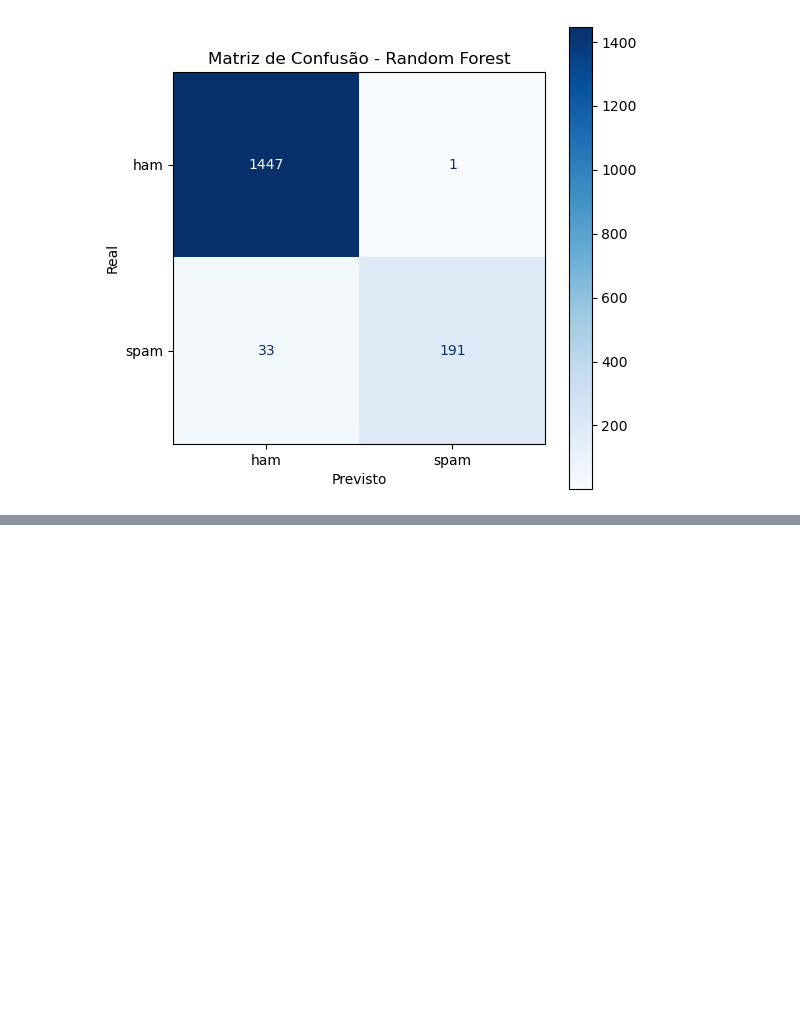
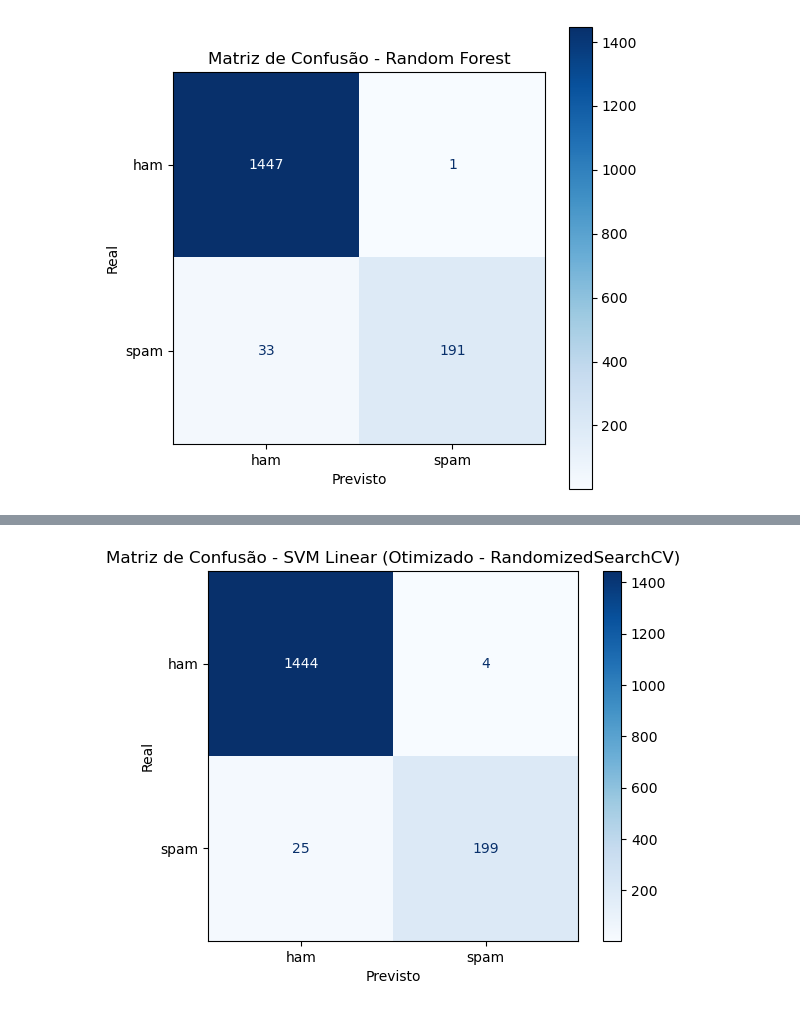
Before and after one commit to deborakocks/projeto6_spam, a Jupyter notebook: PI6_AnaliseSpam.ipynb, the cells around one changed output, grey strips where cells are left out. Drawn from its saved outputs; the diff is of its cells as text; code cells hidden in the pictures; blank space fills up the shorter version.

```diff
--- a/PI6_AnaliseSpam.ipynb
+++ b/PI6_AnaliseSpam.ipynb
@@ -445,0 +587,11 @@ Justificar a escolha da métrica principal (ex: F1-Score é adequado para dados
+# %%
+# Matriz de confusão - SVM Linear - otimizado - RandomizedSearchCV
+cm_svm_random = confusion_matrix(y_test, y_pred_random)
+disp_svm_random = ConfusionMatrixDisplay(confusion_matrix=cm_svm_random, display_labels=['ham', 'spam'])
+disp_svm_random.plot(cmap='Blues')
+plt.title("Matriz de Confusão - SVM Linear (Otimizado - RandomizedSearchCV)")
+plt.xlabel("Previsto")
+plt.ylabel("Real")
+plt.show()
+# %% [output]
+[figure, added]
```
Also changed, not shown: parts of 21 cells of this notebook.
